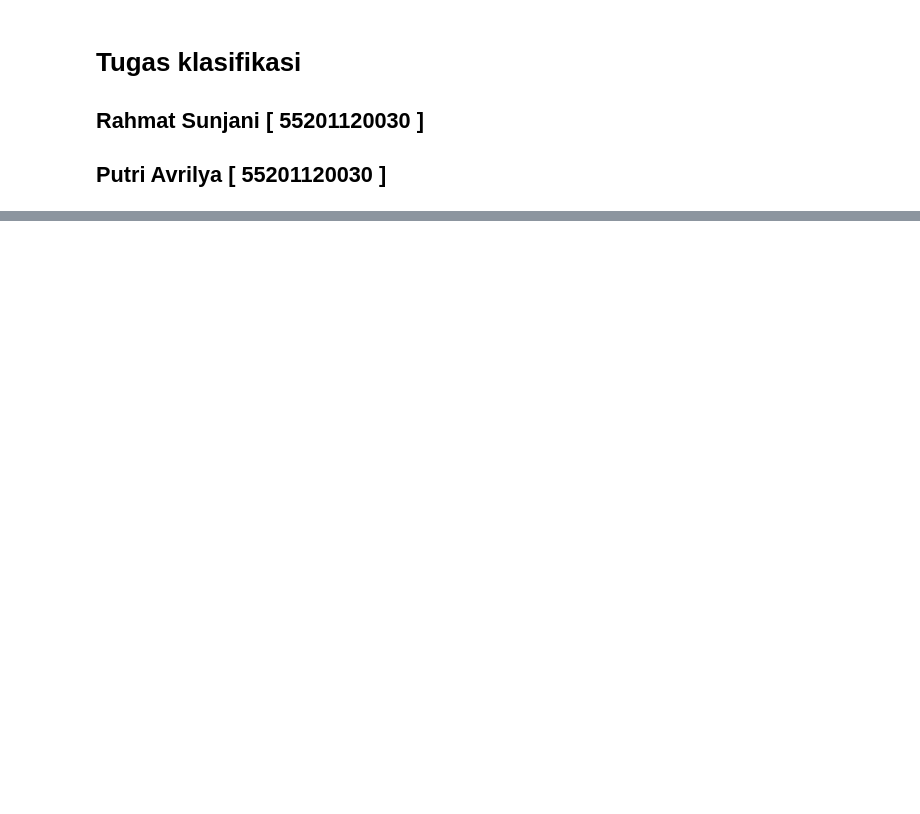
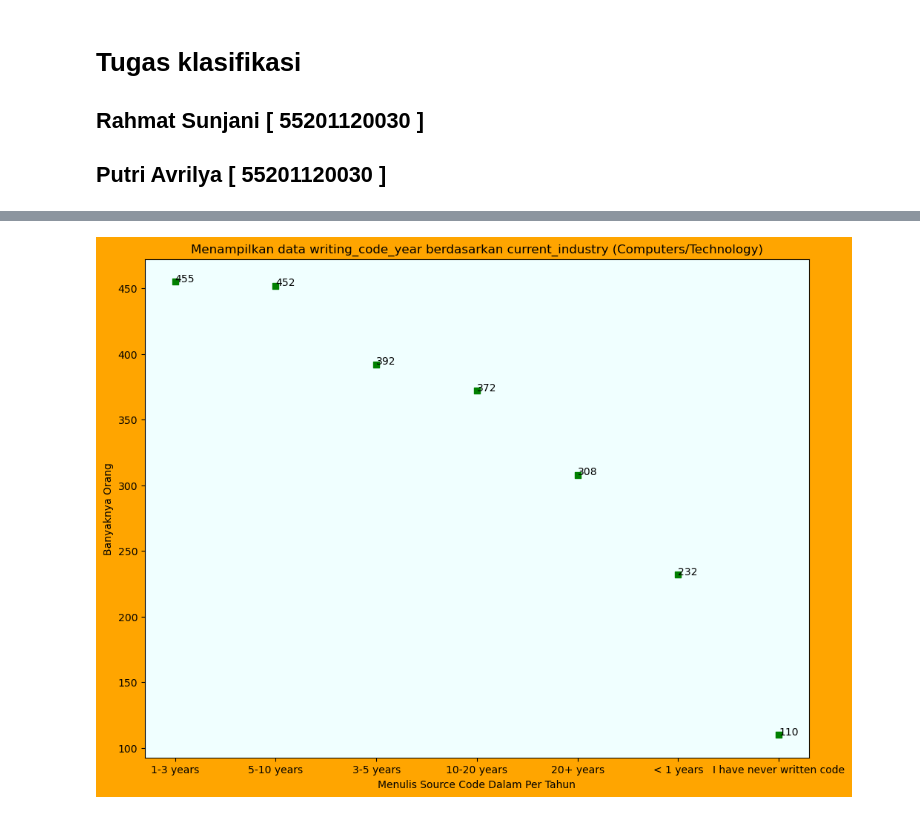
Before and after one commit to fsdio/my-kuliah, a Jupyter notebook: SEMESTER 5/[KAMIS] Pembelajaran Mesin/PERTAMA/UTS/source/survey.ipynb, the cells around one changed output, grey strips where cells are left out. Cells and saved outputs as stored; diff of their text form; code cells hidden in the pictures; blank space fills up the shorter version.

```diff
--- a/SEMESTER 5/[KAMIS] Pembelajaran Mesin/PERTAMA/UTS/source/survey.ipynb
+++ b/SEMESTER 5/[KAMIS] Pembelajaran Mesin/PERTAMA/UTS/source/survey.ipynb
@@ -178,3 +274,34 @@ Accounting/Finance            802
 Manufacturing/Fabrication     561
 Medical/Pharmaceutical        509
 Name: current_industry, dtype: int64
+# %%
+## 5. Menampilkan data writing_code_year berdasarkan current_industry (Computers/Technology)
+soal_5 = df[['current_industry', 'writing_code_year']]
+soal_5 = soal_5[df['current_industry'] == 'Computers/Technology']
+hey = soal_5['writing_code_year'].value_counts()
+hey.tolist()
+
+import matplotlib.pyplot as plt
+import numpy as np
+
+fig = plt.figure()
+fig.patch.set_facecolor('Orange')  # type: ignore
+def addlabels(x,y):
+    for i in range(len(x)):
+        plt.text(i,y[i],y[i])
+
+x = hey.index.tolist()
+y = hey.tolist()
+
+ax = plt.axes()
+ax = fig.add_axes([0,0,1.4,1.4])
+ax.set_facecolor("azure")
+plt.title('Menampilkan data writing_code_year berdasarkan current_industry (Computers/Technology)')
+plt.scatter(x, y,color='green',marker = ',')  # type: ignore
+plt.xlabel('Menulis Source Code Dalam Per Tahun')
+plt.ylabel('Banyaknya Orang')
+
+addlabels(x, y)
+plt.show()
+# %% [output]
+[figure, added]
```
Also changed, not shown: parts of 7 cells of this notebook, 9 other files.
